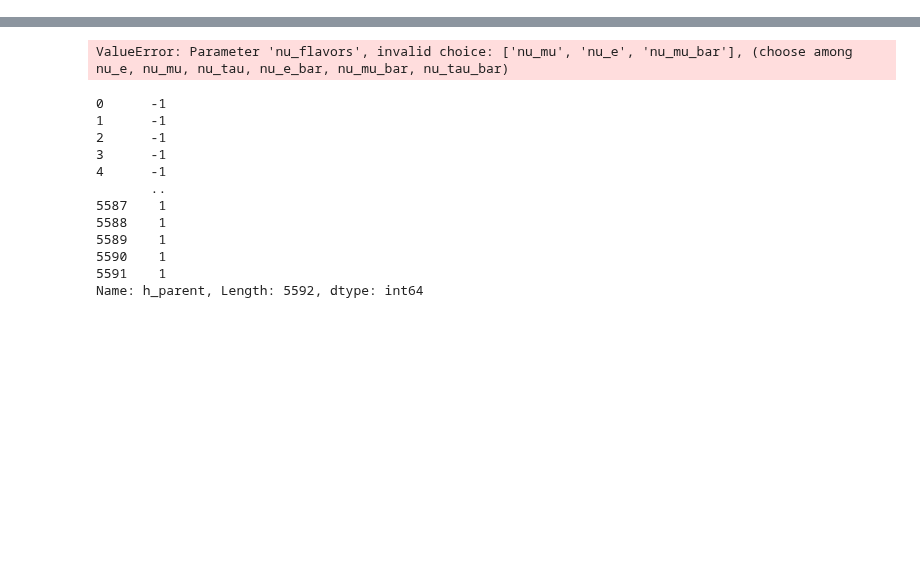
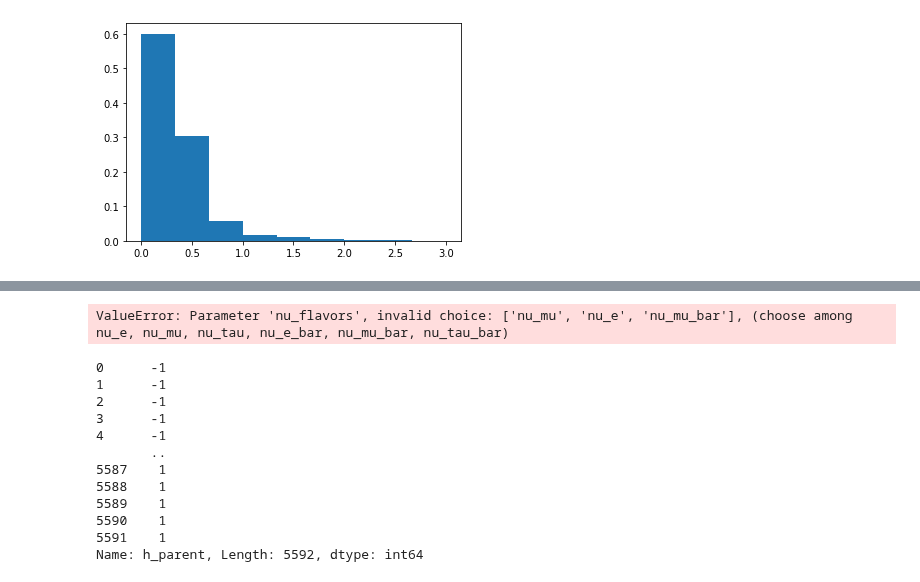
Before and after one commit to mhostert/DarkNews-generator, a Jupyter notebook: examples/test_generator.ipynb, the cells around one changed output, grey strips where cells are left out. Drawn from its saved outputs; the diff is of its cells as text; code cells hidden in the pictures; blank space fills up the shorter version.

```diff
--- a/examples/test_generator.ipynb
+++ b/examples/test_generator.ipynb
@@ -18,0 +103,4 @@ from pathlib import Path
+# %%
+_= plt.hist(df_prob['reco_Enu'], weights = df_prob['reco_w'], bins=np.linspace(0,3,10))
+# %% [output]
+[figure, added]
```
Also changed, not shown: parts of 26 cells of this notebook, 25 other files.
